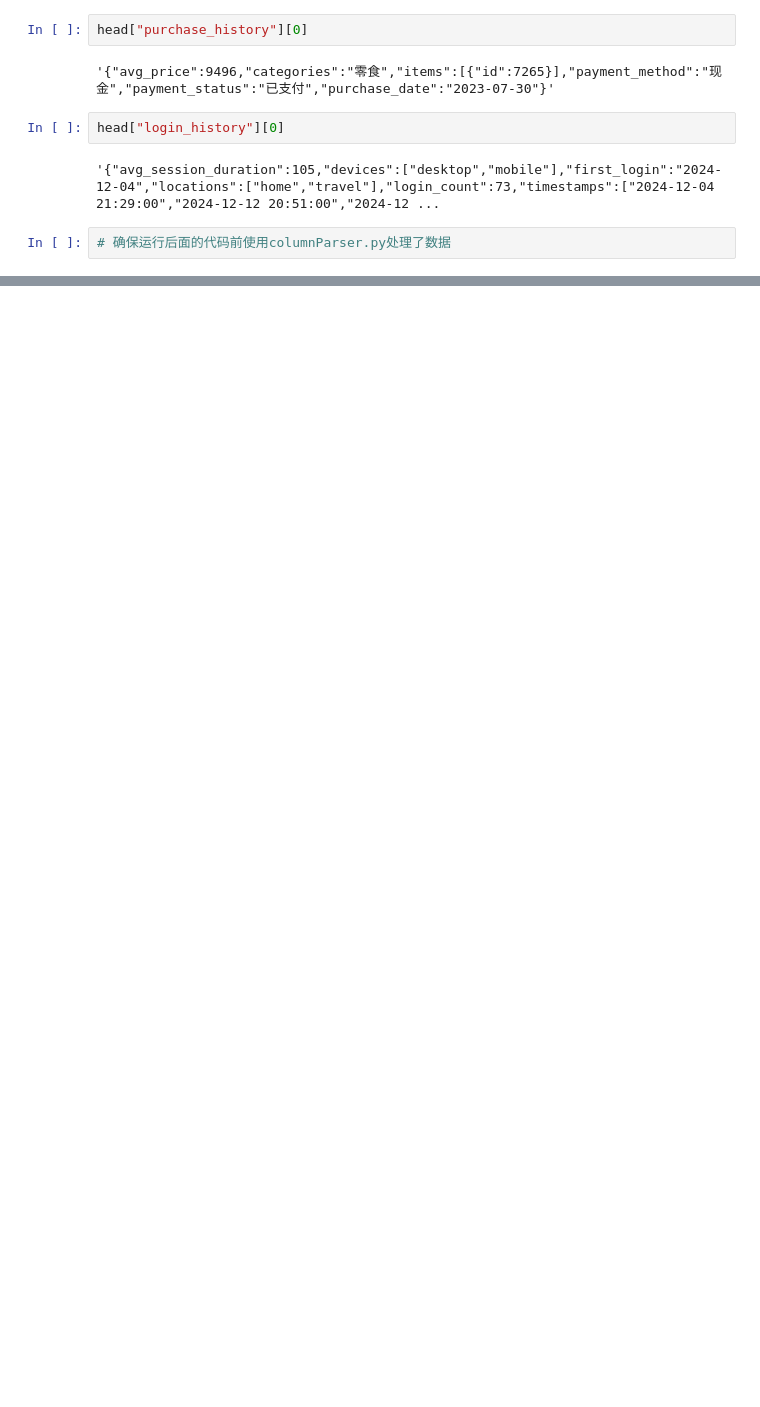
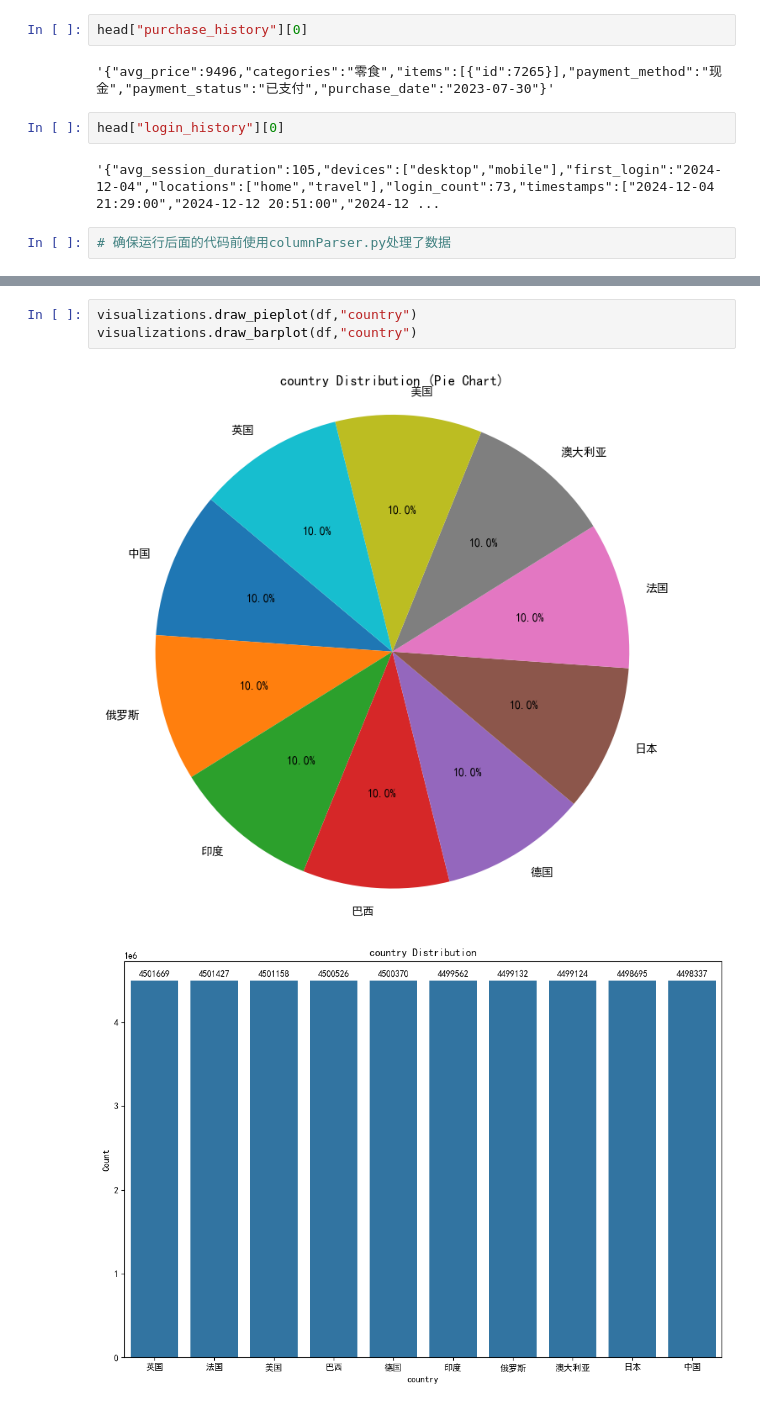
Before and after one commit to lyc2333/dm-homework, a Jupyter notebook: process_10GB.ipynb, the cells around one changed output, grey strips where cells are left out. Drawn from its saved outputs; the diff is of its cells as text; blank space fills up the shorter version.

```diff
--- a/process_10GB.ipynb
+++ b/process_10GB.ipynb
@@ -63,2 +99,8 @@ df = dd.concat([df0,df1,df2,df3],axis=1)
+# %%
+visualizations.draw_pieplot(df,"country")
+visualizations.draw_barplot(df,"country")
+# %% [output]
+[figure, added]
+[figure, added]
 # %%
 visualizations.draw_pieplot(df,"province")
```
Also changed, not shown: parts of 25 cells of this notebook, 23 other files.
